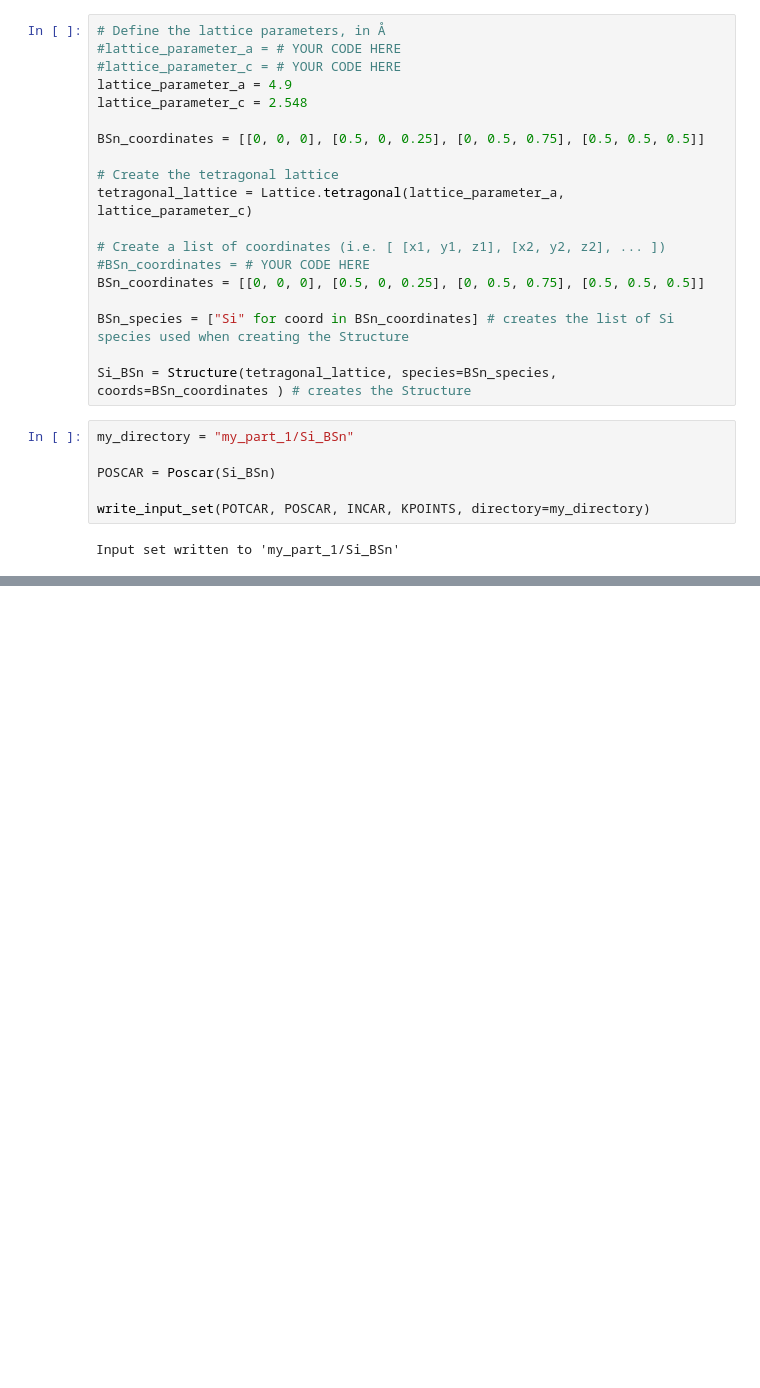
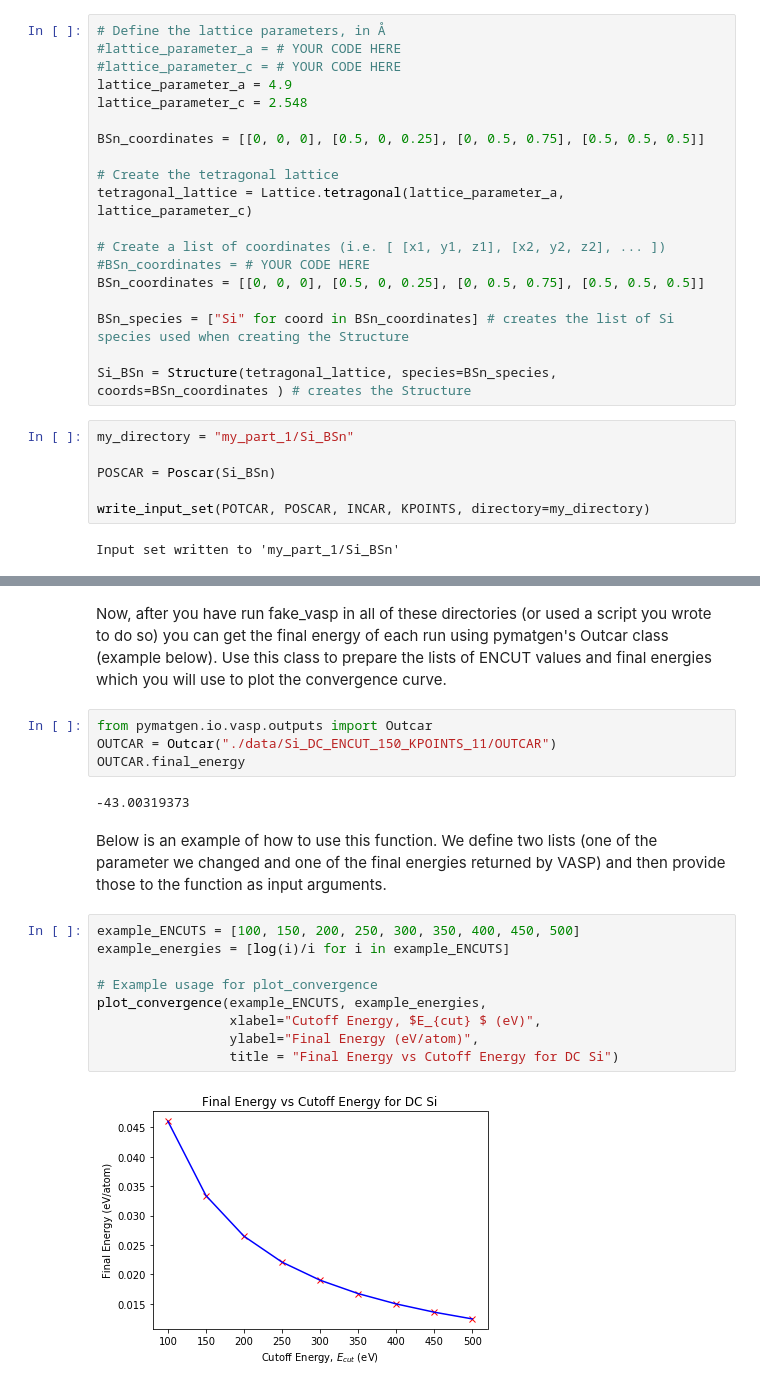
Before and after one commit to mse215/Project-3-DFT-and-ML, a Jupyter notebook: 01 - Problem 1.ipynb, the cells around one changed output, grey strips where cells are left out. Drawn from its saved outputs; the diff is of its cells as text; blank space fills up the shorter version.

```diff
--- a/01 - Problem 1.ipynb
+++ b/01 - Problem 1.ipynb
@@ -176,0 +314,21 @@ Input set written to 'my_part_1/Si_BSn'
+# %% [markdown]
+Now, after you have run fake_vasp in all of these directories (or used a script you wrote to do so) you can get the final energy of each run using pymatgen's Outcar class (example below). Use this class to prepare the lists of ENCUT values and final energies which you will use to plot the convergence curve.
+# %%
+from pymatgen.io.vasp.outputs import Outcar
+OUTCAR = Outcar("./data/Si_DC_ENCUT_150_KPOINTS_11/OUTCAR")
+OUTCAR.final_energy
+# %% [output]
+-43.00319373
+# %% [markdown]
+Below is an example of how to use this function. We define two lists (one of the parameter we changed and one of the final energies returned by VASP) and then provide those to the function as input arguments.
+# %%
+example_ENCUTS = [100, 150, 200, 250, 300, 350, 400, 450, 500]
+example_energies = [log(i)/i for i in example_ENCUTS]
+
+# Example usage for plot_convergence
+plot_convergence(example_ENCUTS, example_energies,
+                 xlabel="Cutoff Energy, $E_{cut} $ (eV)",
+                 ylabel="Final Energy (eV/atom)",
+                 title = "Final Energy vs Cutoff Energy for DC Si")
+# %% [output]
+[figure, added]
```
Also changed, not shown: parts of 16 cells of this notebook.
